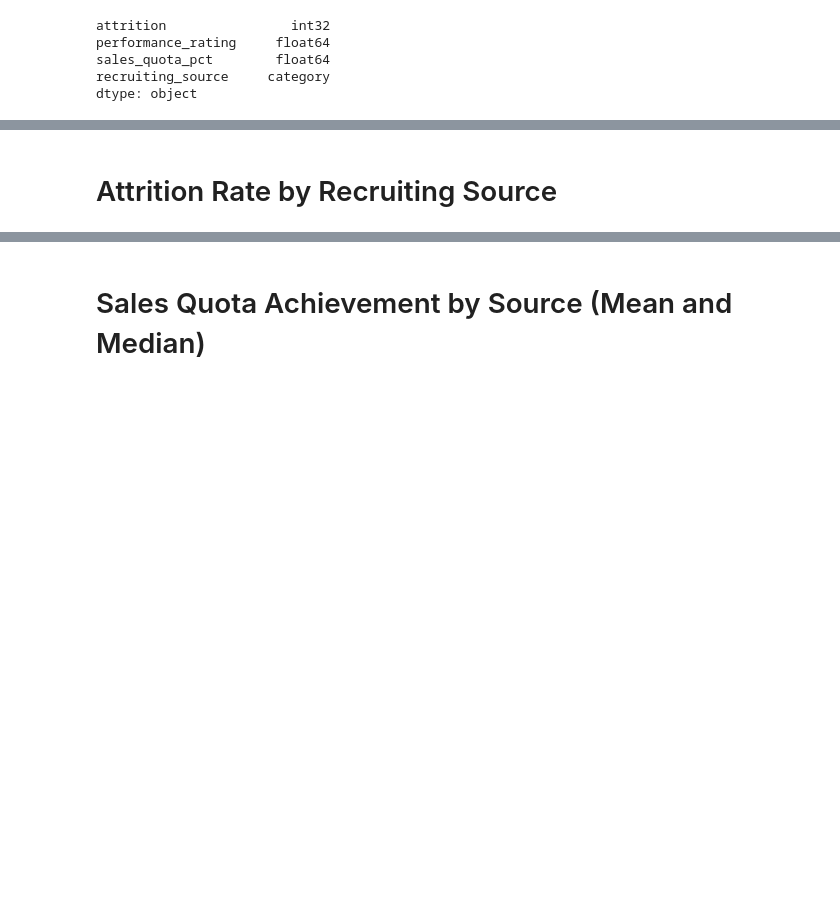
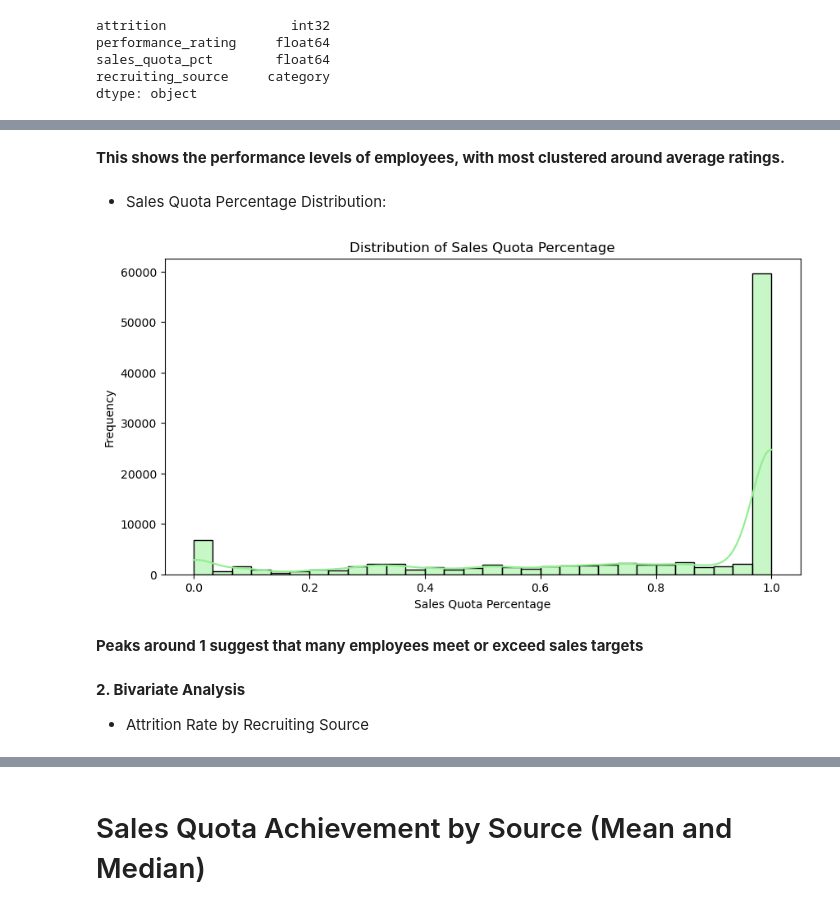
Before and after one commit to RinkyMama/HR-analysis, a Jupyter notebook: HR Analytics.ipynb, the cells around one changed output, grey strips where cells are left out. Cells and saved outputs as stored; diff of their text form; code cells hidden in the pictures; blank space fills up the shorter version.

```diff
--- a/HR Analytics.ipynb
+++ b/HR Analytics.ipynb
@@ -177,5 +221,21 @@ dtype: object
+# %% [markdown]
+**This shows the performance levels of employees, with most clustered around average ratings.**
+# %% [markdown]
+* Sales Quota Percentage Distribution:
+# %%
+plt.figure(figsize=(10, 5))
+sns.histplot(df['sales_quota_pct'], bins=30, kde=True, color='lightgreen')
+plt.title('Distribution of Sales Quota Percentage')
+plt.xlabel('Sales Quota Percentage')
+plt.ylabel('Frequency')
+plt.show()
+# %% [output]
+[figure, added]
+# %% [markdown]
+**Peaks around 1 suggest that many employees meet or exceed sales targets**
 # %% [markdown]
-# Attrition Rate by Recruiting Source
+**2. Bivariate Analysis**
+* Attrition Rate by Recruiting Source
 # %%
 # Calculate attrition rate by recruiting source
 attrition_rate_by_source = df.groupby('recruiting_source')['attrition'].mean().sort_values(ascending=False)
```
Also changed, not shown: parts of 37 cells of this notebook.
